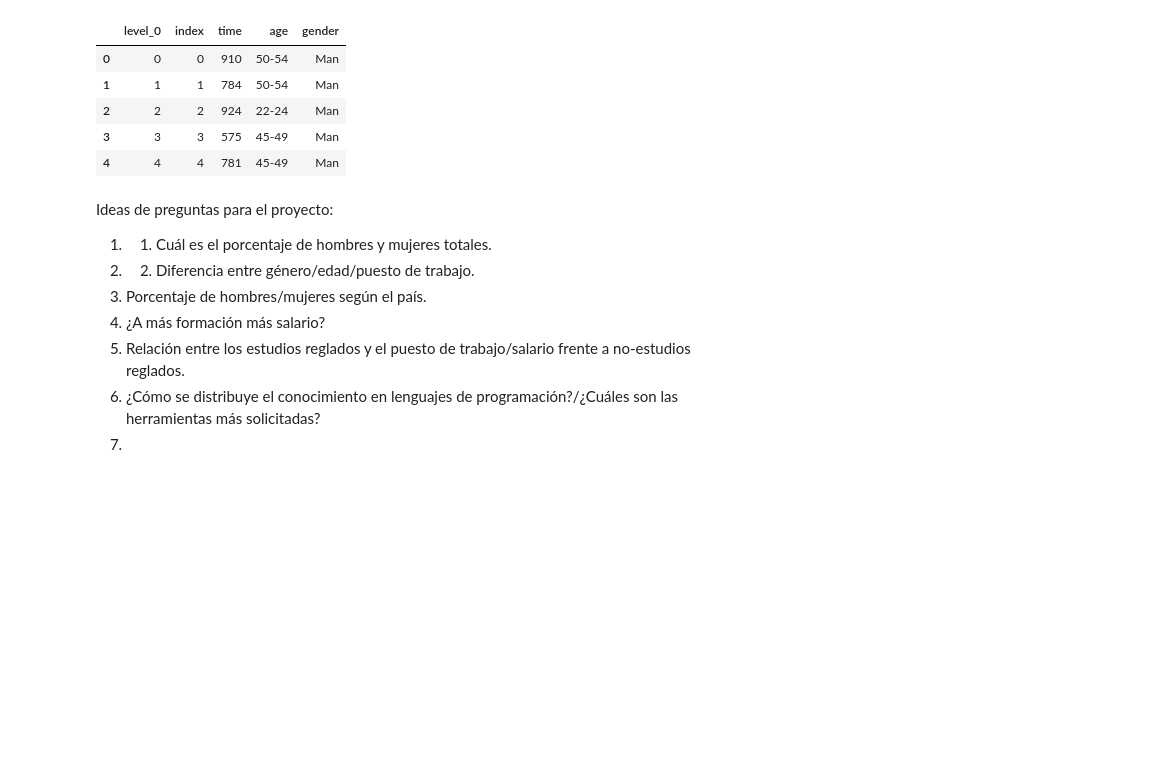
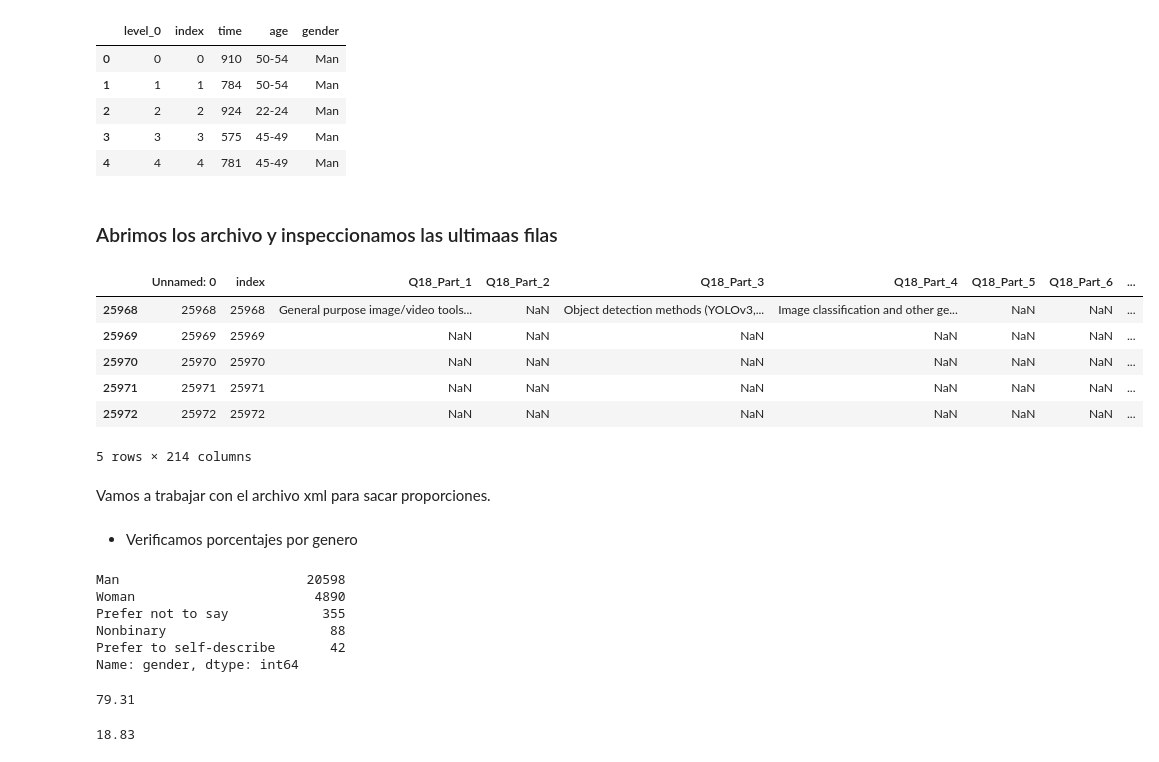
Before and after one commit to Adalab/project-DA-promo-c-modulo-2-team-5, a Jupyter notebook: Untitled-1.ipynb, the cells around one changed output. Cells and saved outputs as stored; diff of their text form; code cells hidden in the pictures; blank space fills up the shorter version.

```diff
--- a/Untitled-1.ipynb
+++ b/Untitled-1.ipynb
@@ -54,12 +54,38 @@ data_xml_clean_xml.head()
 | 2 | 2 | 2 | 924 | 22-24 | Man |
 | 3 | 3 | 3 | 575 | 45-49 | Man |
 | 4 | 4 | 4 | 781 | 45-49 | Man |
-# %% [markdown]
-Ideas de preguntas para el proyecto:
-1. 1. Cuál es el porcentaje de hombres y mujeres totales.
-1. 2. Diferencia entre género/edad/puesto de trabajo.
-2. Porcentaje de hombres/mujeres según el país.
-3. ¿A más formación más salario?
-4. Relación entre los estudios reglados y el puesto de trabajo/salario frente a no-estudios reglados.
-5. ¿Cómo se distribuye el conocimiento en lenguajes de programación?/¿Cuáles son las herramientas más solicitadas?
-6.
+# %% [markdown]
+### Abrimos los archivo y inspeccionamos las ultimaas filas
+# %%
+data_remaning_kaggle_csv.tail()
+# %% [output]
+|  | Unnamed: 0 | index | Q18_Part_1 | Q18_Part_2 | Q18_Part_3 | Q18_Part_4 | Q18_Part_5 | Q18_Part_6 | ... |
+| 25968 | 25968 | 25968 | General purpose image/video tools... | NaN | Object detection methods (YOLOv3,... | Image classification and other ge... | NaN | NaN | ... |
+| 25969 | 25969 | 25969 | NaN | NaN | NaN | NaN | NaN | NaN | ... |
+| 25970 | 25970 | 25970 | NaN | NaN | NaN | NaN | NaN | NaN | ... |
+| 25971 | 25971 | 25971 | NaN | NaN | NaN | NaN | NaN | NaN | ... |
+| 25972 | 25972 | 25972 | NaN | NaN | NaN | NaN | NaN | NaN | ... |
+5 rows × 214 columns
+# %% [markdown]
+Vamos a trabajar con el archivo xml para sacar proporciones.
+# %% [markdown]
+- Verificamos porcentajes por genero
+# %%
+data_xml_clean_xml['gender'].value_counts()
+# %% [output]
+Man                        20598
+Woman                       4890
+Prefer not to say            355
+Nonbinary                     88
+Prefer to self-describe       42
+Name: gender, dtype: int64
+# %%
+hombres_p = round((20598/25973)*100,2)
+hombres_p
+# %% [output]
+79.31
+# %%
+mujeres_p = round((4890/25973)*100,2)
+mujeres_p
+# %% [output]
+18.83
```
Also changed, not shown: parts of 5 cells of this notebook, 1 other file.
